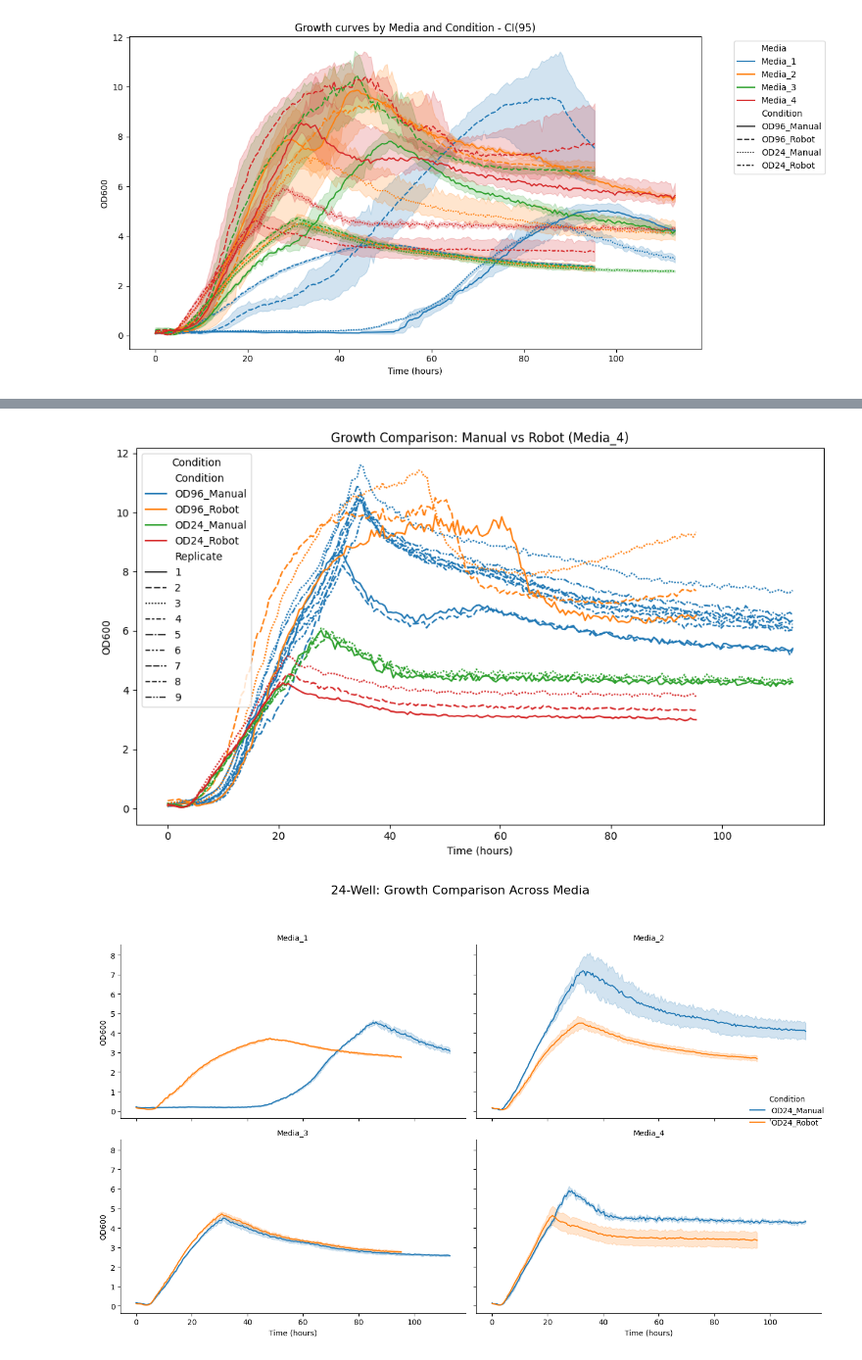
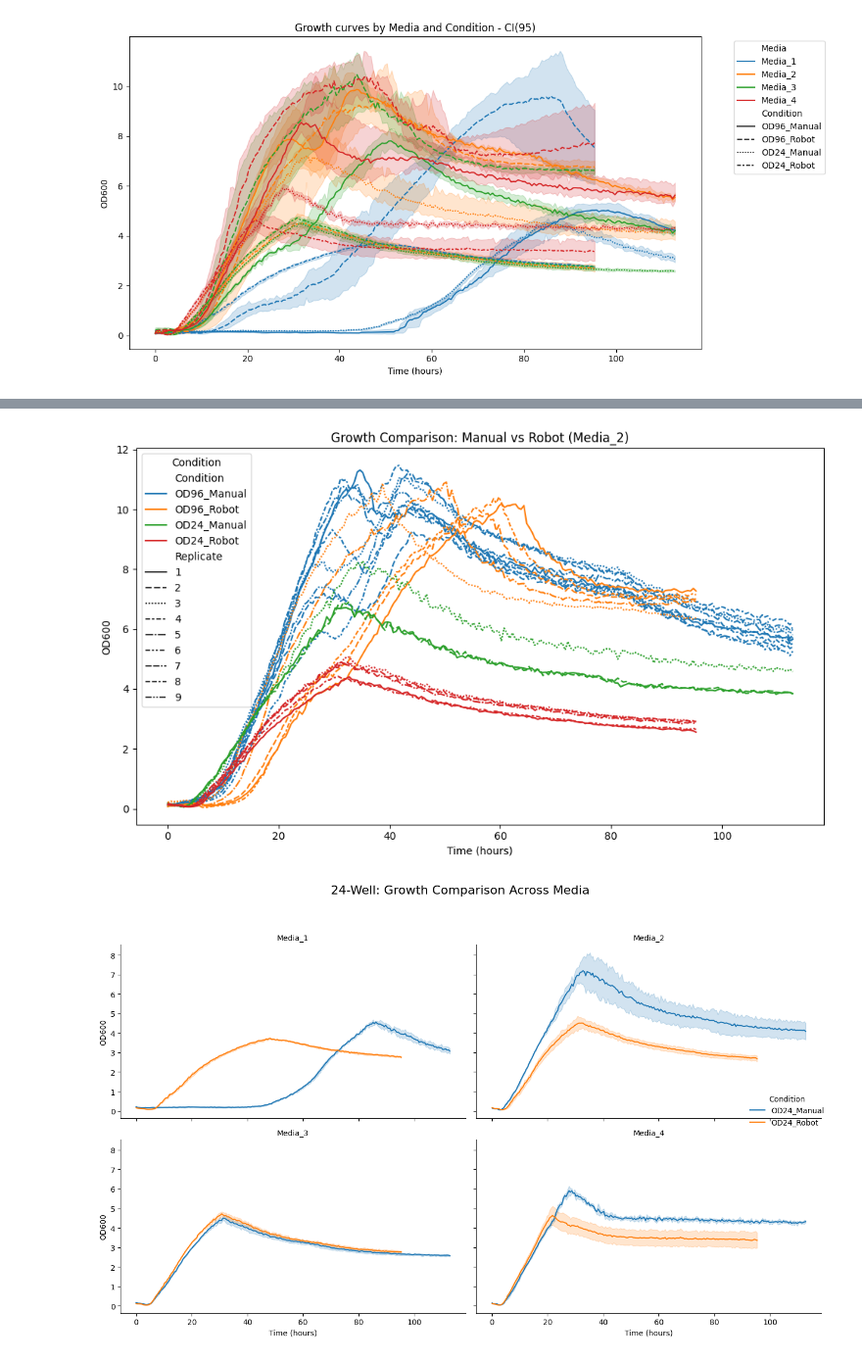
Before and after one commit to subarumuroi/Yarrowia_media_optimizer, a Jupyter notebook: Yarrowia Growth Profiler Pretest Report Outputs 2 LongformatAnalysis.ipynb, the cells around one changed output, grey strips where cells are left out. Shown at 98% size. Cells and saved outputs as stored; diff of their text form; code cells hidden in the pictures.

```diff
--- a/Yarrowia Growth Profiler Pretest Report Outputs 2 LongformatAnalysis.ipynb
+++ b/Yarrowia Growth Profiler Pretest Report Outputs 2 LongformatAnalysis.ipynb
@@ -139,32 +150,32 @@ plot_growth_curves(df_3reps_low_sd)
 # %%
-Media = 'Media_4'
+Media = 'Media_2'
 
 subset = df[
     (df['Condition'].isin(['OD96_Manual', 'OD96_Robot', 'OD24_Manual', 'OD24_Robot'])) &
     (df['Media'] == Media)
 ]
 plt.figure(figsize=(10, 6))
 
 sns.lineplot(
     data=subset,
     x='Time',
     y='OD600',
     hue='Condition',
     style='Replicate',
     markers=False,
     dashes=True,
     estimator=None,  # Keep all replicate lines
     units='Replicate'
 )
 
 plt.title(f'Growth Comparison: Manual vs Robot ({Media})')
 plt.ylabel('OD600')
 plt.xlabel('Time (hours)')
 plt.legend(title='Condition')
 plt.tight_layout()
 plt.show()
 # %% [output]
-[figure, old version]
+[figure, new version]
 # %%
 # Filter only the 24-well conditions
 subset_24 = df_3reps_low_sd[df_3reps_low_sd['Condition'].isin(['OD24_Manual', 'OD24_Robot'])]
```
Also changed, not shown: parts of 12 cells of this notebook.
